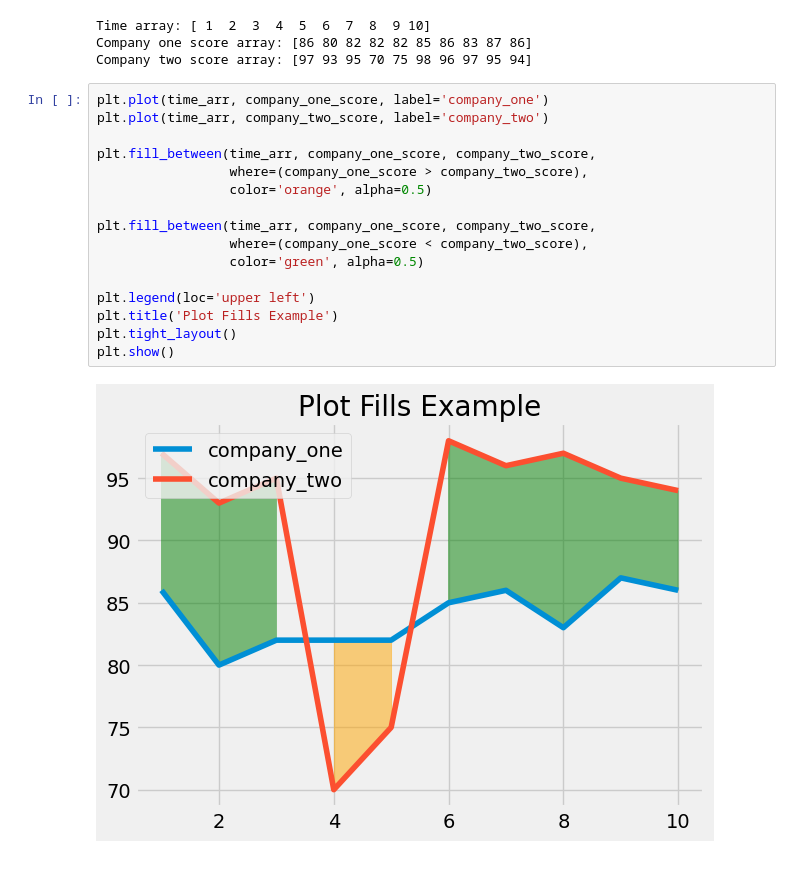
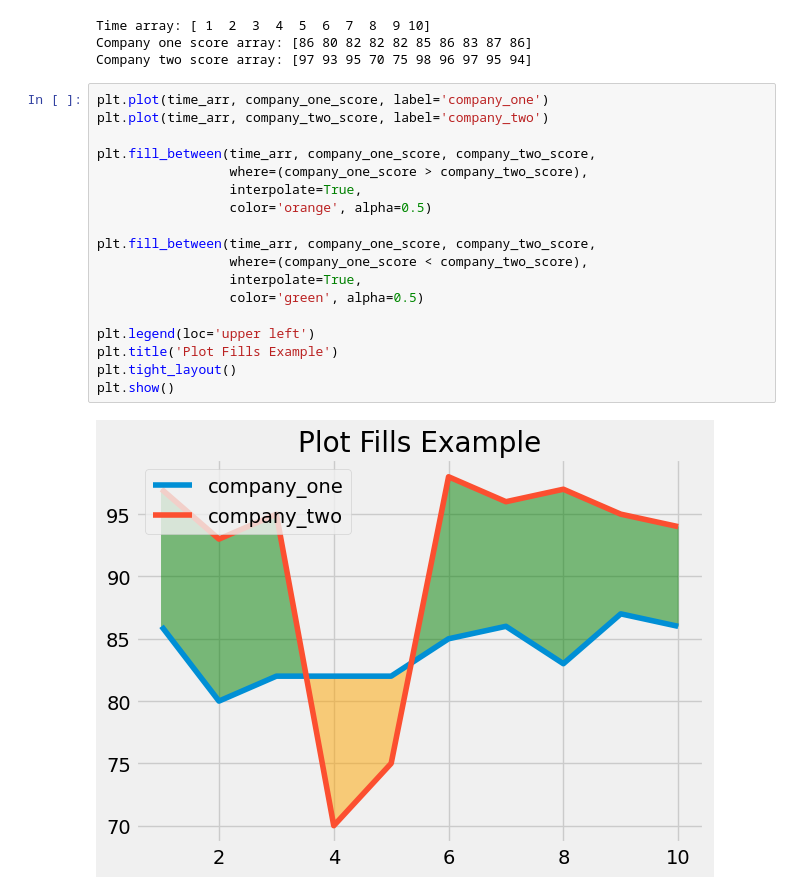
Before and after one commit to ROHIT318/python-practice, a Jupyter notebook: learn_matplotlib.ipynb, the cells around one changed output. Saved outputs shown, nothing was run; the diff lists cells and outputs as text.

```diff
--- a/learn_matplotlib.ipynb
+++ b/learn_matplotlib.ipynb
@@ -102,18 +113,20 @@ Company two score array: [97 93 95 70 75 98 96 97 95 94]
 # %%
 plt.plot(time_arr, company_one_score, label='company_one')
 plt.plot(time_arr, company_two_score, label='company_two')
 
 plt.fill_between(time_arr, company_one_score, company_two_score,
                  where=(company_one_score > company_two_score),
+                 interpolate=True,
                  color='orange', alpha=0.5)
 
 plt.fill_between(time_arr, company_one_score, company_two_score,
                  where=(company_one_score < company_two_score),
+                 interpolate=True,
                  color='green', alpha=0.5)
 
 plt.legend(loc='upper left')
 plt.title('Plot Fills Example')
 plt.tight_layout()
 plt.show()
 # %% [output]
-[figure, old version]
+[figure, new version]
```
Also changed, not shown: parts of 7 cells of this notebook.
